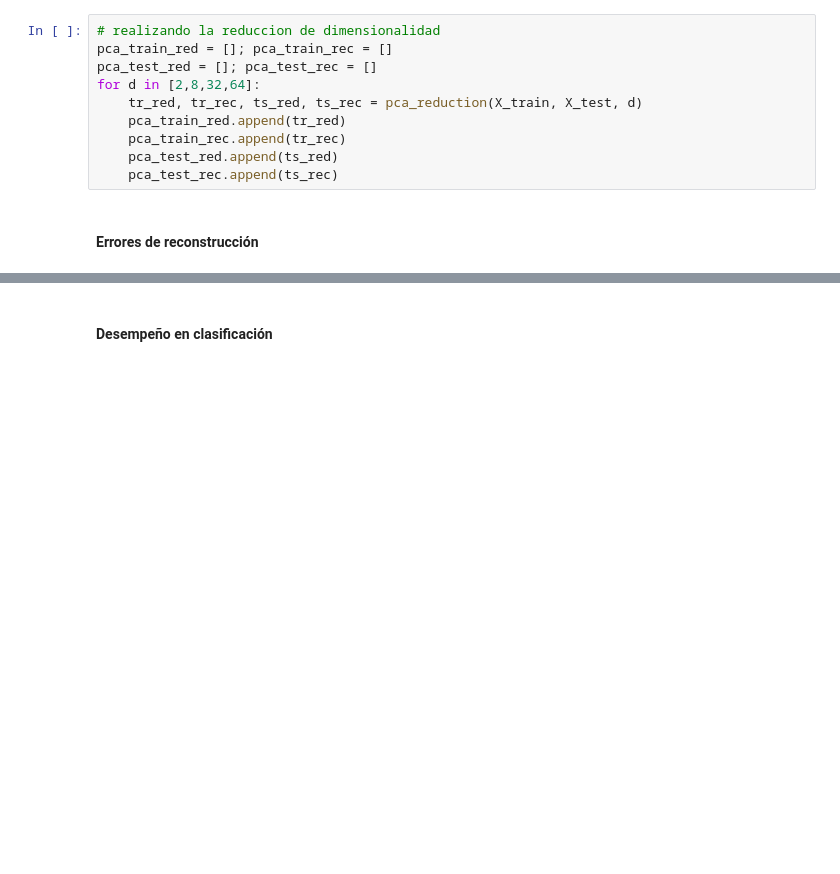
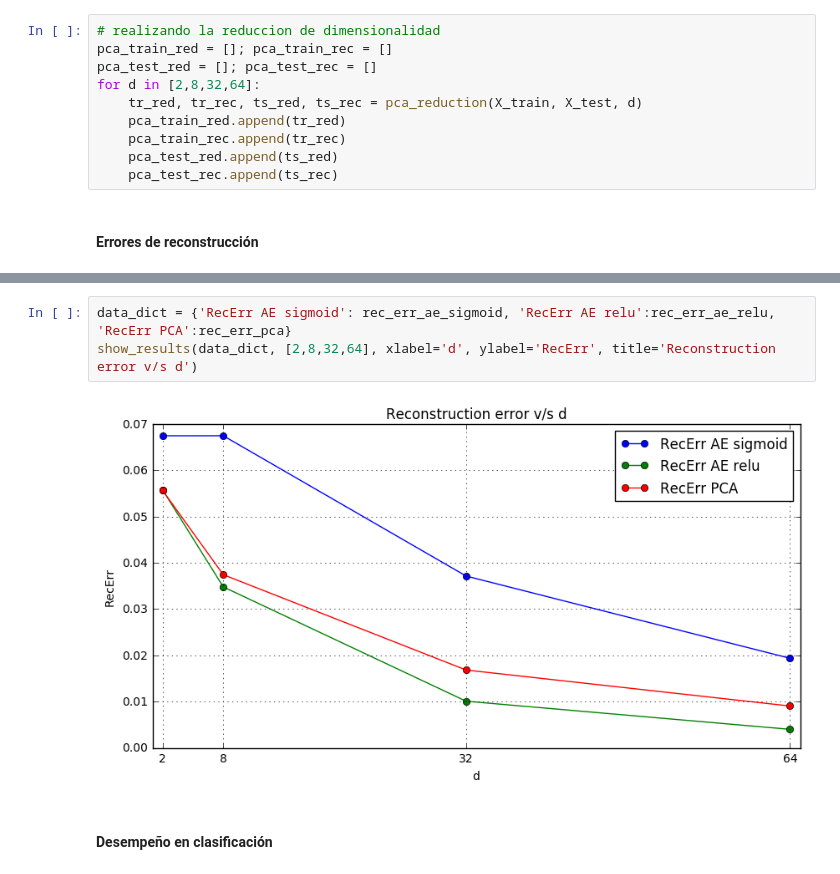
Before and after one commit to mavillan/ANN, a Jupyter notebook: tarea2/tarea2-part1.ipynb, the cells around one changed output, grey strips where cells are left out. Drawn from its saved outputs; the diff is of its cells as text; blank space fills up the shorter version.

```diff
--- a/tarea2/tarea2-part1.ipynb
+++ b/tarea2/tarea2-part1.ipynb
@@ -481,3 +481,8 @@ Error de reconstruccion: 0.00904686276678
+# %%
+data_dict = {'RecErr AE sigmoid': rec_err_ae_sigmoid, 'RecErr AE relu':rec_err_ae_relu, 'RecErr PCA':rec_err_pca}
+show_results(data_dict, [2,8,32,64], xlabel='d', ylabel='RecErr', title='Reconstruction error v/s d')
+# %% [output]
+[figure, added]
 # %% [markdown]
 #### Desempeño en clasificación
 # %%
```
Also changed, not shown: parts of 21 cells of this notebook, 1 other file.
